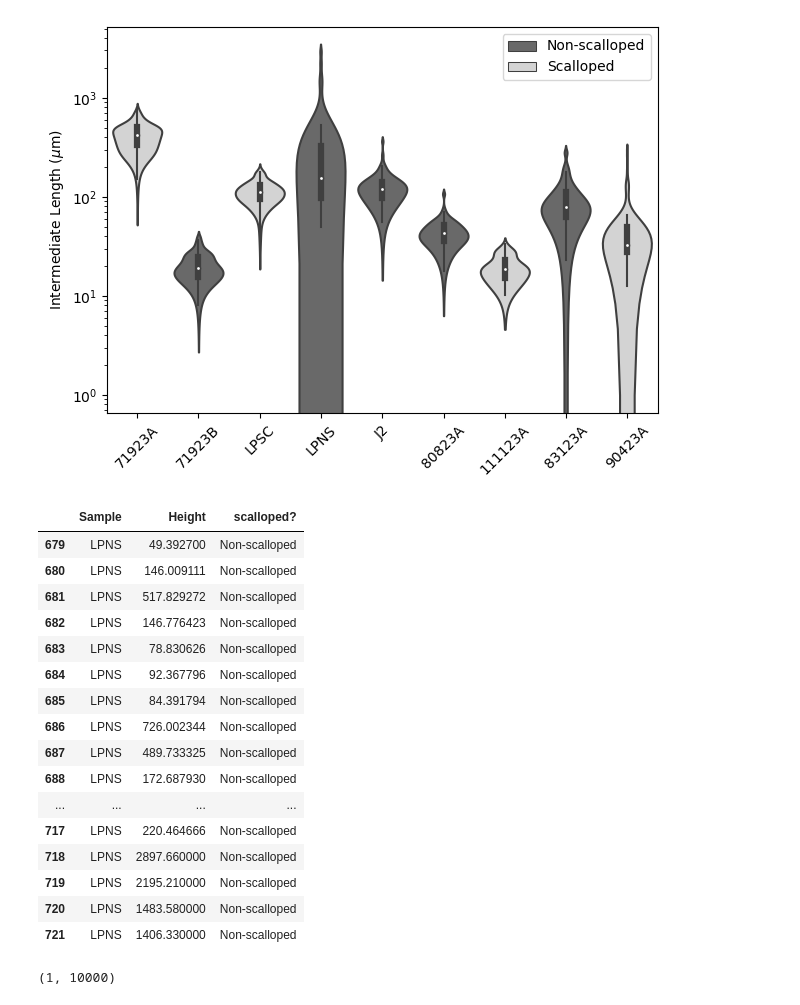
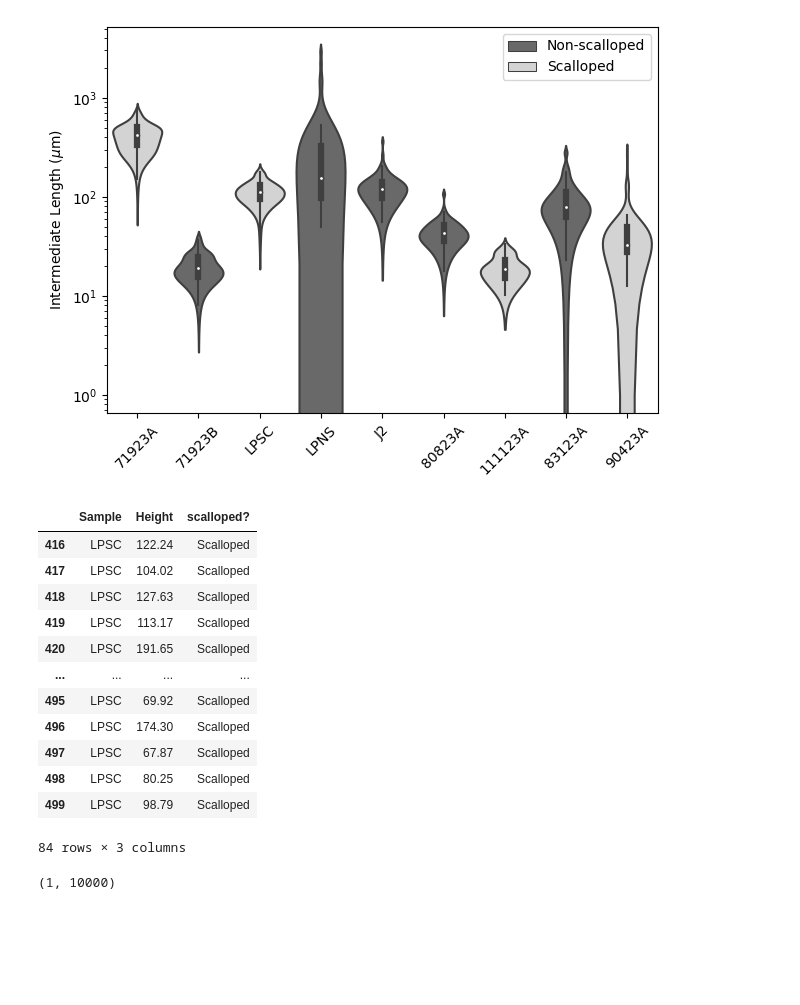
Before and after one commit to ethanoleson/Scallop_code, a Jupyter notebook: grain_size/grain_size.ipynb, the cells around one changed output. Saved outputs shown, nothing was run; the diff lists cells and outputs as text; code cells hidden in the pictures; blank space fills up the shorter version.

```diff
--- a/grain_size/grain_size.ipynb
+++ b/grain_size/grain_size.ipynb
@@ -362,25 +362,22 @@ plt.show()
 [figure]
 # %%
 LPNS_violin = violin_data[violin_data['Sample'] == 'LPNS']
-LPNS_violin
+LPSC_violin = violin_data[violin_data['Sample']== 'LPSC']
+LPSC_violin
 # %% [output]
 |  | Sample | Height | scalloped? |
-| 679 | LPNS | 49.392700 | Non-scalloped |
-| 680 | LPNS | 146.009111 | Non-scalloped |
-| 681 | LPNS | 517.829272 | Non-scalloped |
-| 682 | LPNS | 146.776423 | Non-scalloped |
-| 683 | LPNS | 78.830626 | Non-scalloped |
-| 684 | LPNS | 92.367796 | Non-scalloped |
-| 685 | LPNS | 84.391794 | Non-scalloped |
-| 686 | LPNS | 726.002344 | Non-scalloped |
-| 687 | LPNS | 489.733325 | Non-scalloped |
-| 688 | LPNS | 172.687930 | Non-scalloped |
+| 416 | LPSC | 122.24 | Scalloped |
+| 417 | LPSC | 104.02 | Scalloped |
+| 418 | LPSC | 127.63 | Scalloped |
+| 419 | LPSC | 113.17 | Scalloped |
+| 420 | LPSC | 191.65 | Scalloped |
 | ... | ... | ... | ... |
-| 717 | LPNS | 220.464666 | Non-scalloped |
-| 718 | LPNS | 2897.660000 | Non-scalloped |
-| 719 | LPNS | 2195.210000 | Non-scalloped |
-| 720 | LPNS | 1483.580000 | Non-scalloped |
-| 721 | LPNS | 1406.330000 | Non-scalloped |
+| 495 | LPSC | 69.92 | Scalloped |
+| 496 | LPSC | 174.30 | Scalloped |
+| 497 | LPSC | 67.87 | Scalloped |
+| 498 | LPSC | 80.25 | Scalloped |
+| 499 | LPSC | 98.79 | Scalloped |
+84 rows × 3 columns
 # %%
 fig, ax = plt.subplots()
 sns.violinplot(data=LPNS_violin, y = 'Height', x= 'Sample')
```
Also changed, not shown: parts of 5 cells of this notebook.
